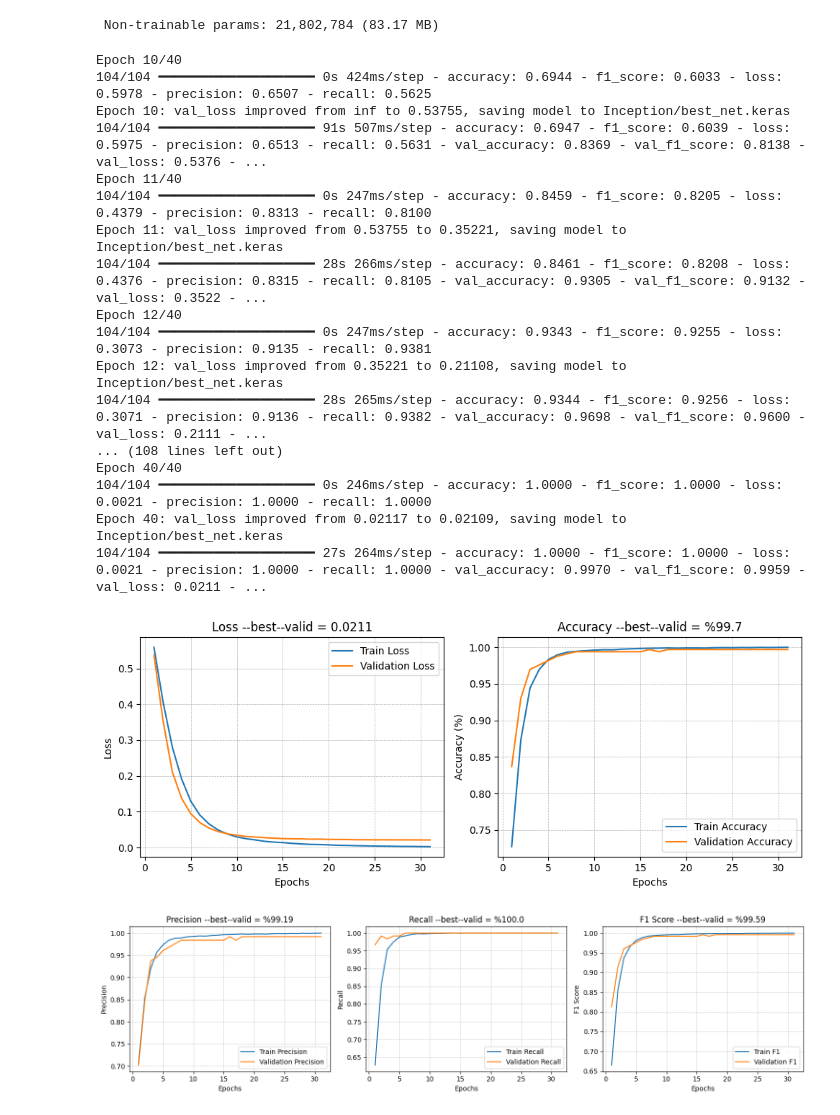
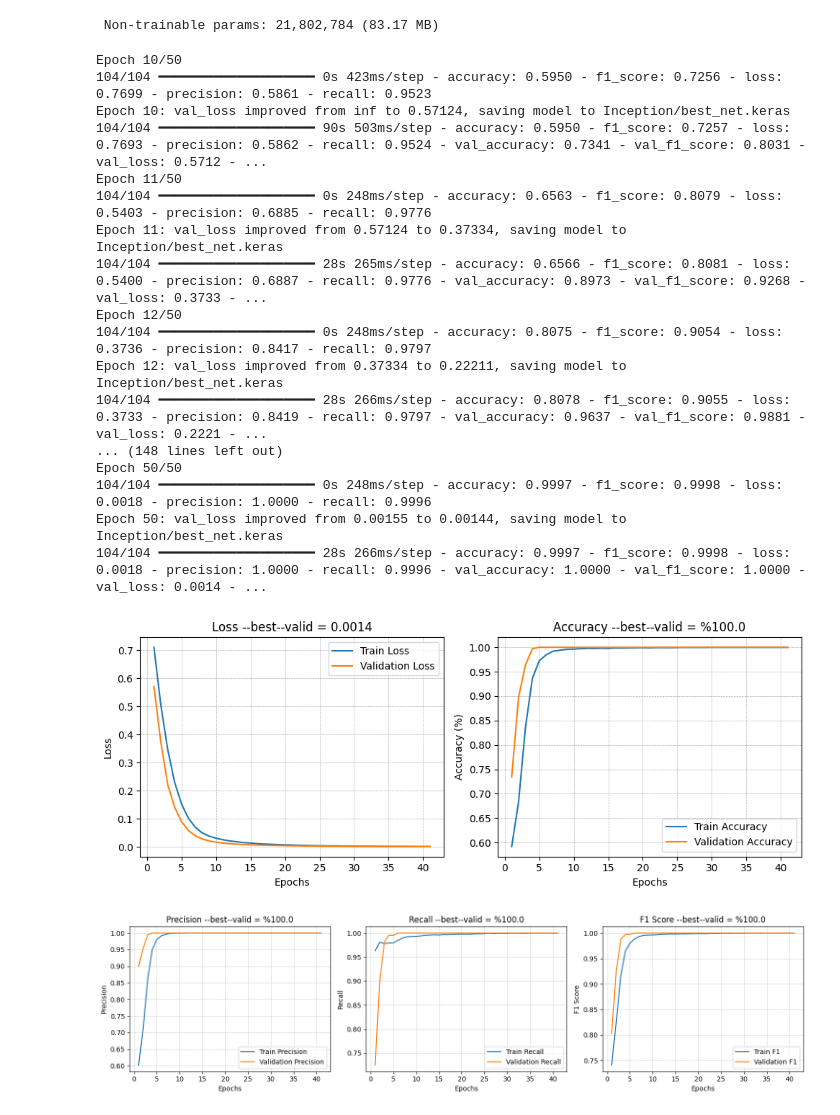
Before and after one commit to ramy-ibrahim-ahmed/Automated-casting-defect-detection, a Jupyter notebook: src/lab-inception.ipynb, the cells around one changed output. Drawn from its saved outputs; the diff is of its cells as text; code cells hidden in the pictures.

Commit message:
🪄Inception-v3 finetuning

```diff
--- a/src/lab-inception.ipynb
+++ b/src/lab-inception.ipynb
@@ -1,8 +1,8 @@
 # %%
 from Inception.data_loader import data_loader
 
-train_dir = r"../data/train"
-test_dir = r"../data/test"
+train_dir = r"/kaggle/input/real-life-industrial-dataset-of-casting-product/casting_data/casting_data/train"
+test_dir = r"/kaggle/input/real-life-industrial-dataset-of-casting-product/casting_data/casting_data/test"
 batch_size = 64
 img_shape = (299, 299)
 
@@ -13,6 +13,18 @@ Found 715 files belonging to 2 classes.
 Training batches: 104
 Validation batches: 6
 Test batches: 6
+# %%
+from sklearn.utils.class_weight import compute_class_weight
+import numpy as np
+
+train_labels = np.concatenate([y.numpy() for _, y in train_data])
+
+class_weights = compute_class_weight(
+    class_weight='balanced',
+    classes=np.unique(train_labels),
+    y=train_labels
+)
+class_weights_dict = dict(enumerate(class_weights))
 # %%
 import keras
 
@@ -37,7 +49,7 @@ from Inception.train import train
 
 initial_epochs = 10
 initial_learning_rate = 0.00001
-threshold = 0.5
+threshold = 0.4
 optimizer = keras.optimizers.Adam(learning_rate=initial_learning_rate)
 loss = keras.losses.BinaryCrossentropy(from_logits=False)
 accuracy_metric = keras.metrics.BinaryAccuracy(threshold=threshold, name="accuracy")
@@ -50,6 +62,7 @@ history = train(
     loss=loss,
     epochs=initial_epochs,
     accuracy_metric=accuracy_metric,
+    class_weights_dict=class_weights_dict,
     verbose=False,
 )
 # %% [output]
@@ -105,43 +118,44 @@ for layer in base_model.layers[:at]:
 # %%
 trial_dir = "Inception"
 patience = 5
 fine_tune_learning_rate = initial_learning_rate / 10
-fine_tune_epochs = 30 + initial_epochs
+fine_tune_epochs = 40 + initial_epochs
 optimizer= keras.optimizers.RMSprop(learning_rate=fine_tune_learning_rate)
 
 history = train(
     model=inception,
     train_data=train_data,
     val_data=val_data,
     optimizer=optimizer,
     loss=loss,
     epochs=fine_tune_epochs,
     accuracy_metric=accuracy_metric,
     patience=patience,
     trial_dir=trial_dir,
+    class_weights_dict=class_weights_dict,
     initial_epoch=history.epoch[-1],
     verbose=True,
 )
 # %% [output]
-Epoch 10/40
-104/104 ━━━━━━━━━━━━━━━━━━━━ 0s 424ms/step - accuracy: 0.6944 - f1_score: 0.6033 - loss: 0.5978 - precision: 0.6507 - recall: 0.5625
-Epoch 10: val_loss improved from inf to 0.53755, saving model to Inception/best_net.keras
-104/104 ━━━━━━━━━━━━━━━━━━━━ 91s 507ms/step - accuracy: 0.6947 - f1_score: 0.6039 - loss: 0.5975 - precision: 0.6513 - recall: 0.5631 - val_accuracy: 0.8369 - val_f1_score: 0.8138 - val_loss: 0.5376 - ...
-Epoch 11/40
-104/104 ━━━━━━━━━━━━━━━━━━━━ 0s 247ms/step - accuracy: 0.8459 - f1_score: 0.8205 - loss: 0.4379 - precision: 0.8313 - recall: 0.8100
-Epoch 11: val_loss improved from 0.53755 to 0.35221, saving model to Inception/best_net.keras
-104/104 ━━━━━━━━━━━━━━━━━━━━ 28s 266ms/step - accuracy: 0.8461 - f1_score: 0.8208 - loss: 0.4376 - precision: 0.8315 - recall: 0.8105 - val_accuracy: 0.9305 - val_f1_score: 0.9132 - val_loss: 0.3522 - ...
-Epoch 12/40
-104/104 ━━━━━━━━━━━━━━━━━━━━ 0s 247ms/step - accuracy: 0.9343 - f1_score: 0.9255 - loss: 0.3073 - precision: 0.9135 - recall: 0.9381
-Epoch 12: val_loss improved from 0.35221 to 0.21108, saving model to Inception/best_net.keras
-104/104 ━━━━━━━━━━━━━━━━━━━━ 28s 265ms/step - accuracy: 0.9344 - f1_score: 0.9256 - loss: 0.3071 - precision: 0.9136 - recall: 0.9382 - val_accuracy: 0.9698 - val_f1_score: 0.9600 - val_loss: 0.2111 - ...
-... (108 lines left out)
-Epoch 40/40
-104/104 ━━━━━━━━━━━━━━━━━━━━ 0s 246ms/step - accuracy: 1.0000 - f1_score: 1.0000 - loss: 0.0021 - precision: 1.0000 - recall: 1.0000
-Epoch 40: val_loss improved from 0.02117 to 0.02109, saving model to Inception/best_net.keras
-104/104 ━━━━━━━━━━━━━━━━━━━━ 27s 264ms/step - accuracy: 1.0000 - f1_score: 1.0000 - loss: 0.0021 - precision: 1.0000 - recall: 1.0000 - val_accuracy: 0.9970 - val_f1_score: 0.9959 - val_loss: 0.0211 - ...
+Epoch 10/50
+104/104 ━━━━━━━━━━━━━━━━━━━━ 0s 423ms/step - accuracy: 0.5950 - f1_score: 0.7256 - loss: 0.7699 - precision: 0.5861 - recall: 0.9523
+Epoch 10: val_loss improved from inf to 0.57124, saving model to Inception/best_net.keras
+104/104 ━━━━━━━━━━━━━━━━━━━━ 90s 503ms/step - accuracy: 0.5950 - f1_score: 0.7257 - loss: 0.7693 - precision: 0.5862 - recall: 0.9524 - val_accuracy: 0.7341 - val_f1_score: 0.8031 - val_loss: 0.5712 - ...
+Epoch 11/50
+104/104 ━━━━━━━━━━━━━━━━━━━━ 0s 248ms/step - accuracy: 0.6563 - f1_score: 0.8079 - loss: 0.5403 - precision: 0.6885 - recall: 0.9776
+Epoch 11: val_loss improved from 0.57124 to 0.37334, saving model to Inception/best_net.keras
+104/104 ━━━━━━━━━━━━━━━━━━━━ 28s 265ms/step - accuracy: 0.6566 - f1_score: 0.8081 - loss: 0.5400 - precision: 0.6887 - recall: 0.9776 - val_accuracy: 0.8973 - val_f1_score: 0.9268 - val_loss: 0.3733 - ...
+Epoch 12/50
+104/104 ━━━━━━━━━━━━━━━━━━━━ 0s 248ms/step - accuracy: 0.8075 - f1_score: 0.9054 - loss: 0.3736 - precision: 0.8417 - recall: 0.9797
+Epoch 12: val_loss improved from 0.37334 to 0.22211, saving model to Inception/best_net.keras
+104/104 ━━━━━━━━━━━━━━━━━━━━ 28s 266ms/step - accuracy: 0.8078 - f1_score: 0.9055 - loss: 0.3733 - precision: 0.8419 - recall: 0.9797 - val_accuracy: 0.9637 - val_f1_score: 0.9881 - val_loss: 0.2221 - ...
+... (148 lines left out)
+Epoch 50/50
+104/104 ━━━━━━━━━━━━━━━━━━━━ 0s 248ms/step - accuracy: 0.9997 - f1_score: 0.9998 - loss: 0.0018 - precision: 1.0000 - recall: 0.9996
+Epoch 50: val_loss improved from 0.00155 to 0.00144, saving model to Inception/best_net.keras
+104/104 ━━━━━━━━━━━━━━━━━━━━ 28s 266ms/step - accuracy: 0.9997 - f1_score: 0.9998 - loss: 0.0018 - precision: 1.0000 - recall: 0.9996 - val_accuracy: 1.0000 - val_f1_score: 1.0000 - val_loss: 0.0014 - ...
-[figure, old version]
+[figure, new version]
-[figure, old version]
+[figure, new version]
 # %%
 from Inception.evaluate import evaluate
 
```
Also changed, not shown: parts of 2 cells of this notebook, 6 other files.
